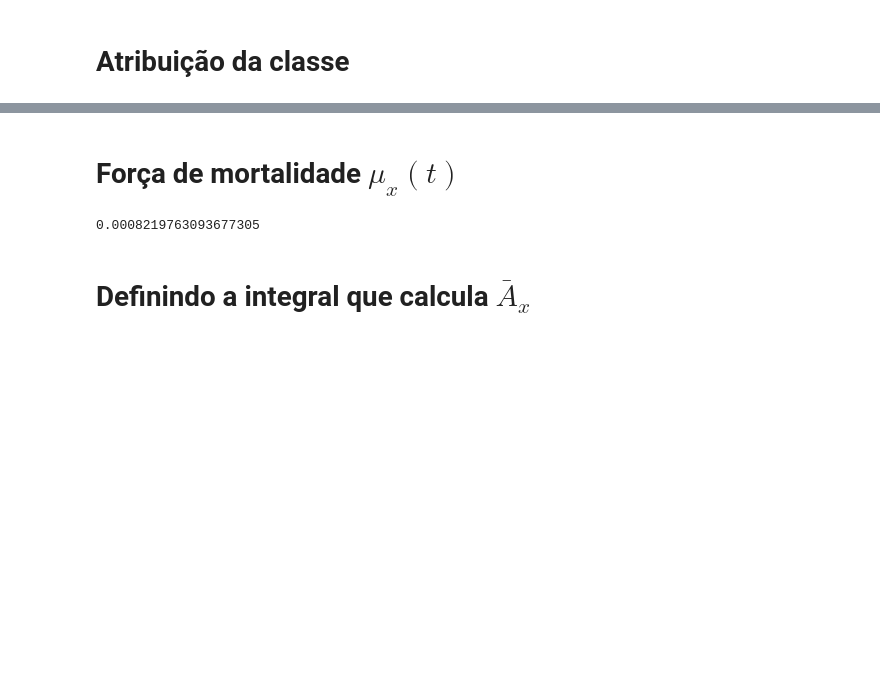
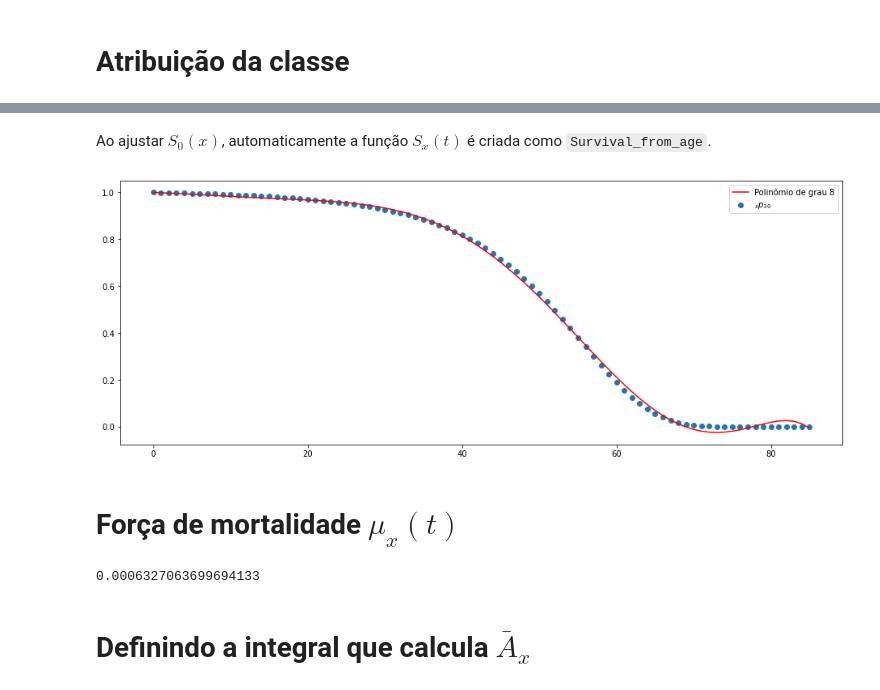
Before and after one commit to osaraivamatheus/ActuarialMath, a Jupyter notebook: Ax_continuo.ipynb, the cells around one changed output, grey strips where cells are left out. Drawn from its saved outputs; the diff is of its cells as text; code cells hidden in the pictures; blank space fills up the shorter version.

```diff
--- a/Ax_continuo.ipynb
+++ b/Ax_continuo.ipynb
@@ -31,0 +33,4 @@ teste.fit(x, y, deg=5);
+# %%
+teste.fit_Survival_from_birth(deg=8)
+
+teste.Survival_from_birth_Coef
@@ -32,9 +39,19 @@ teste.fit(x, y, deg=5);
+# %% [markdown]
+Ao ajustar $S_0(x)$, automaticamente a função $S_x(t)$ é criada como ``Survival_from_age``.
+# %%
+fig, ax = plt.subplots(figsize=[16,6])
+
+plt.scatter(x, probs, label=r'${}_{x}p_{30}$');
+plt.plot(x, teste.Survival_from_age(age=30, to=x), color='red', label=f'Polinômio de grau {teste.Survival_from_birth_Coef.degree()}')
+plt.legend();
+# %% [output]
+[figure, added]
 # %% [markdown]
 # Força de mortalidade $\mu_x(t)$
 # %%
-teste.mu_force(3)
+teste.mu_force(10)
 # %% [output]
-0.0008219763093677305
+0.0006327063699694133
 # %% [markdown]
 # Definindo a integral que calcula $\bar{A}_{x}$
 # %%
```
Also changed, not shown: parts of 7 cells of this notebook, 1 other file.
